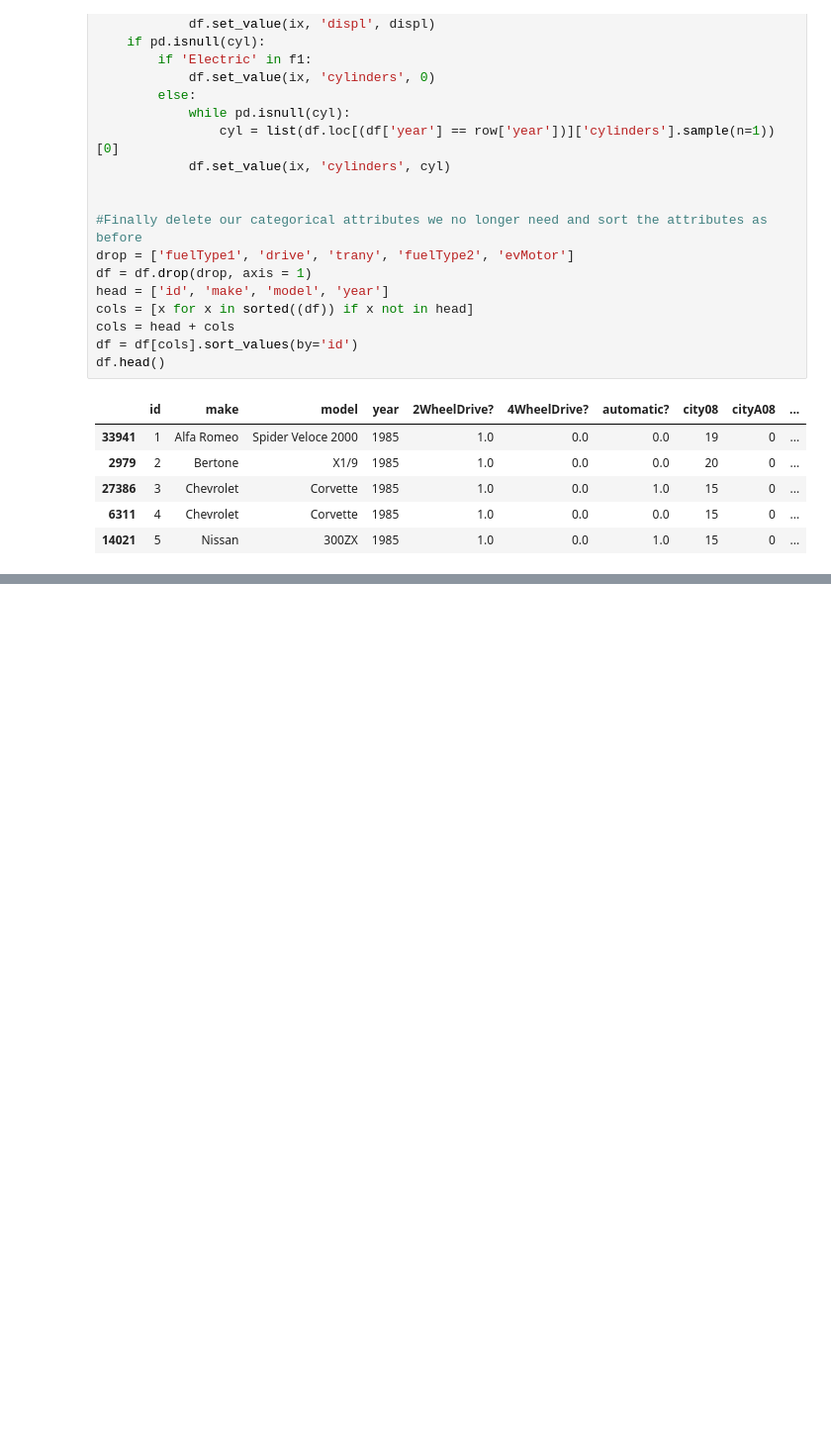
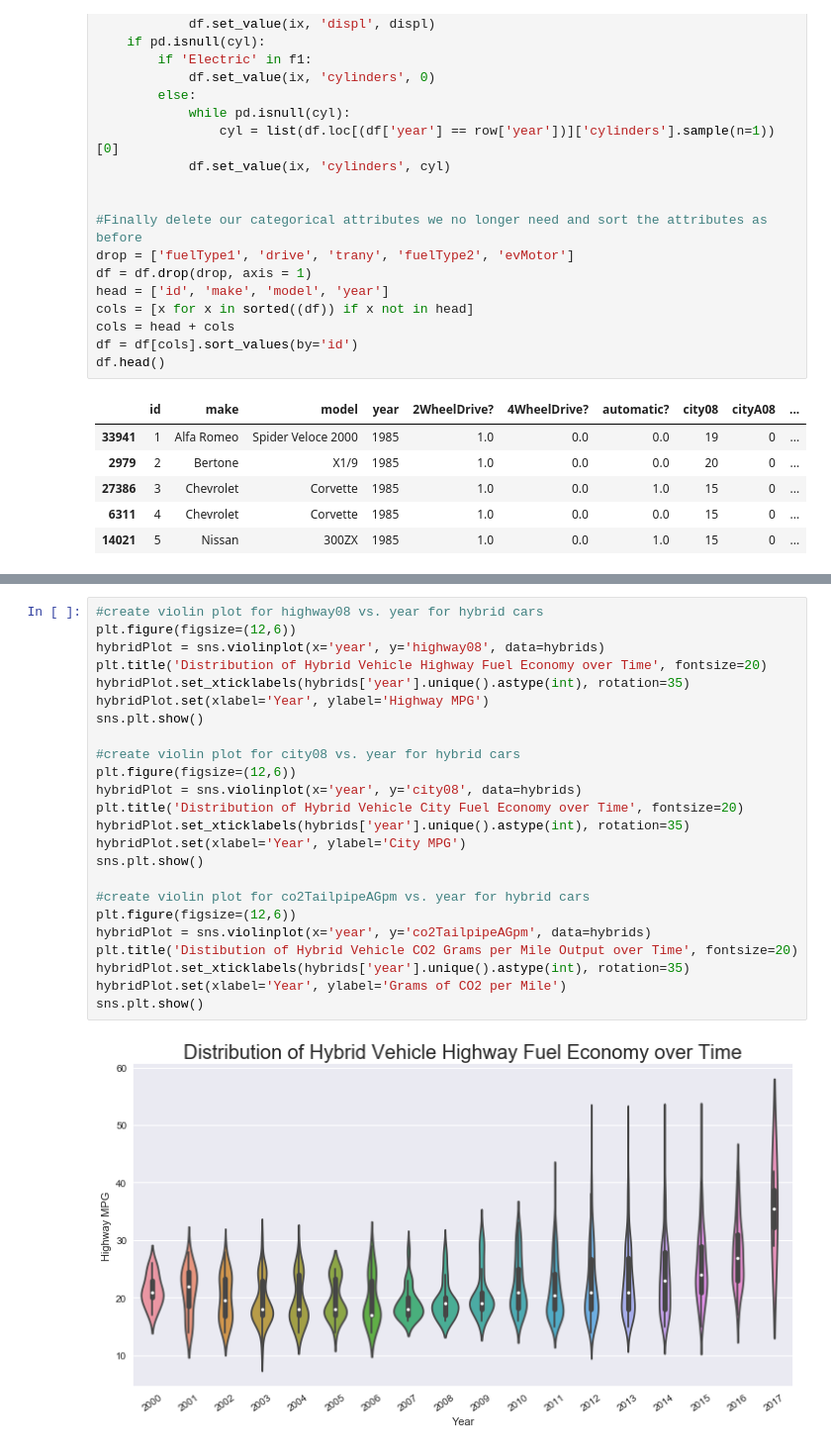
Before and after one commit to jnfoote76/fuel-economy-analysis, a Jupyter notebook: Final Tutorial.ipynb, the cells around one changed output, grey strips where cells are left out. Shown at 99% size. Cells and saved outputs as stored; diff of their text form; blank space fills up the shorter version.

```diff
--- a/Final Tutorial.ipynb
+++ b/Final Tutorial.ipynb
@@ -229,0 +268,26 @@ So....
+# %%
+#create violin plot for highway08 vs. year for hybrid cars
+plt.figure(figsize=(12,6))
+hybridPlot = sns.violinplot(x='year', y='highway08', data=hybrids)
+plt.title('Distribution of Hybrid Vehicle Highway Fuel Economy over Time', fontsize=20)
+hybridPlot.set_xticklabels(hybrids['year'].unique().astype(int), rotation=35)
+hybridPlot.set(xlabel='Year', ylabel='Highway MPG')
+sns.plt.show()
+
+#create violin plot for city08 vs. year for hybrid cars
+plt.figure(figsize=(12,6))
+hybridPlot = sns.violinplot(x='year', y='city08', data=hybrids)
+plt.title('Distribution of Hybrid Vehicle City Fuel Economy over Time', fontsize=20)
+hybridPlot.set_xticklabels(hybrids['year'].unique().astype(int), rotation=35)
+hybridPlot.set(xlabel='Year', ylabel='City MPG')
+sns.plt.show()
+
+#create violin plot for co2TailpipeAGpm vs. year for hybrid cars
+plt.figure(figsize=(12,6))
+hybridPlot = sns.violinplot(x='year', y='co2TailpipeAGpm', data=hybrids)
+plt.title('Distibution of Hybrid Vehicle CO2 Grams per Mile Output over Time', fontsize=20)
+hybridPlot.set_xticklabels(hybrids['year'].unique().astype(int), rotation=35)
+hybridPlot.set(xlabel='Year', ylabel='Grams of CO2 per Mile')
+sns.plt.show()
+# %% [output]
+[figure, added]
```
Also changed, not shown: parts of 14 cells of this notebook.
